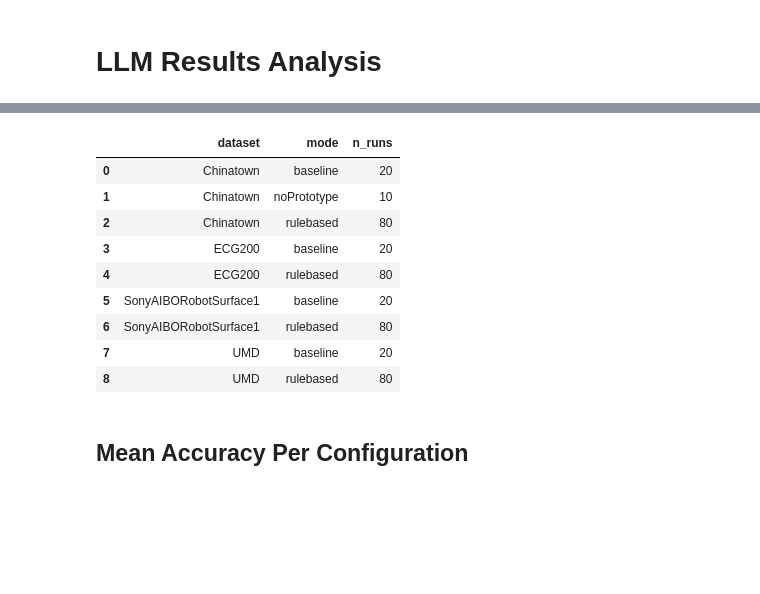
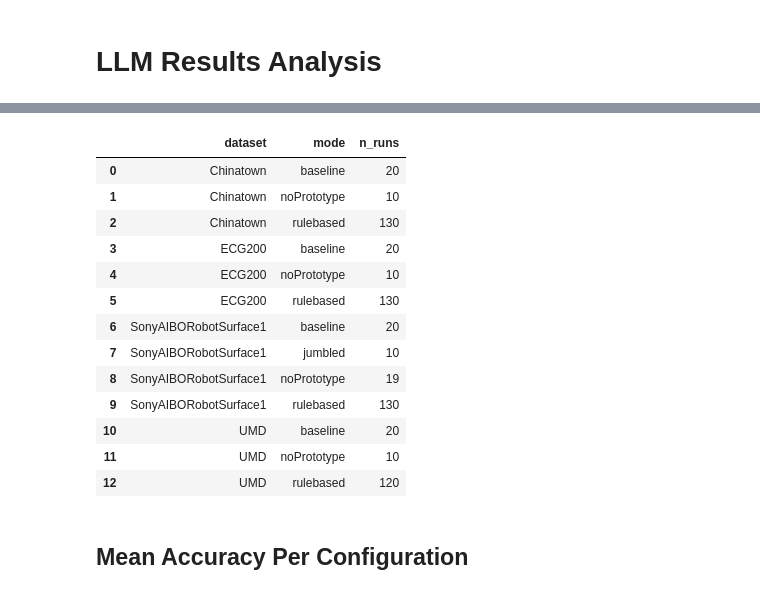
Before and after one commit to ChristianBontveit/TSC_LLM_rules, a Jupyter notebook: results/llm_results/analyze_llm_results.ipynb, the cells around one changed output, grey strips where cells are left out. Saved outputs shown, nothing was run; the diff lists cells and outputs as text; code cells hidden in the pictures; blank space fills up the shorter version.

```diff
--- a/results/llm_results/analyze_llm_results.ipynb
+++ b/results/llm_results/analyze_llm_results.ipynb
@@ -10,24 +11,3 @@ import seaborn as sns
 from IPython.display import display
 
 sns.set_theme(style="whitegrid")
-# %%
-base = Path('.')
-rows = []
-
-for path in sorted(base.glob('*_llm_results.jsonl')):
-    for line in path.read_text().splitlines():
-        if not line.strip():
-            continue
-        row = json.loads(line)
-        row['source_file'] = path.name
-        rows.append(row)
-
-df = pd.DataFrame(rows)
-df = df.sort_values(['dataset', 'mode', 'k', 'num_rules']).reset_index(drop=True)
-
-print(f'Total runs: {len(df)}')
-print('Files loaded:')
-for name in sorted(df['source_file'].unique()):
-    print('-', name)
-
-display(df.head())
@@ -52,23 +158,27 @@ Files loaded:
 # %%
 run_counts = (
-    df.groupby(['dataset', 'mode'])
+    analysis_df.groupby(['dataset', 'mode'])
       .size()
       .reset_index(name='n_runs')
       .sort_values(['dataset', 'mode'])
 )
 
 display(run_counts)
 # %% [output]
 |  | dataset | mode | n_runs |
 | 0 | Chinatown | baseline | 20 |
 | 1 | Chinatown | noPrototype | 10 |
-| 2 | Chinatown | rulebased | 80 |
+| 2 | Chinatown | rulebased | 130 |
 | 3 | ECG200 | baseline | 20 |
-| 4 | ECG200 | rulebased | 80 |
-| 5 | SonyAIBORobotSurface1 | baseline | 20 |
-| 6 | SonyAIBORobotSurface1 | rulebased | 80 |
-| 7 | UMD | baseline | 20 |
-| 8 | UMD | rulebased | 80 |
+| 4 | ECG200 | noPrototype | 10 |
+| 5 | ECG200 | rulebased | 130 |
+| 6 | SonyAIBORobotSurface1 | baseline | 20 |
+| 7 | SonyAIBORobotSurface1 | jumbled | 10 |
+| 8 | SonyAIBORobotSurface1 | noPrototype | 19 |
+| 9 | SonyAIBORobotSurface1 | rulebased | 130 |
+| 10 | UMD | baseline | 20 |
+| 11 | UMD | noPrototype | 10 |
+| 12 | UMD | rulebased | 120 |
 # %% [markdown]
 ## Mean Accuracy Per Configuration
 # %%
```
Also changed, not shown: parts of 7 cells of this notebook, 5 other files.
